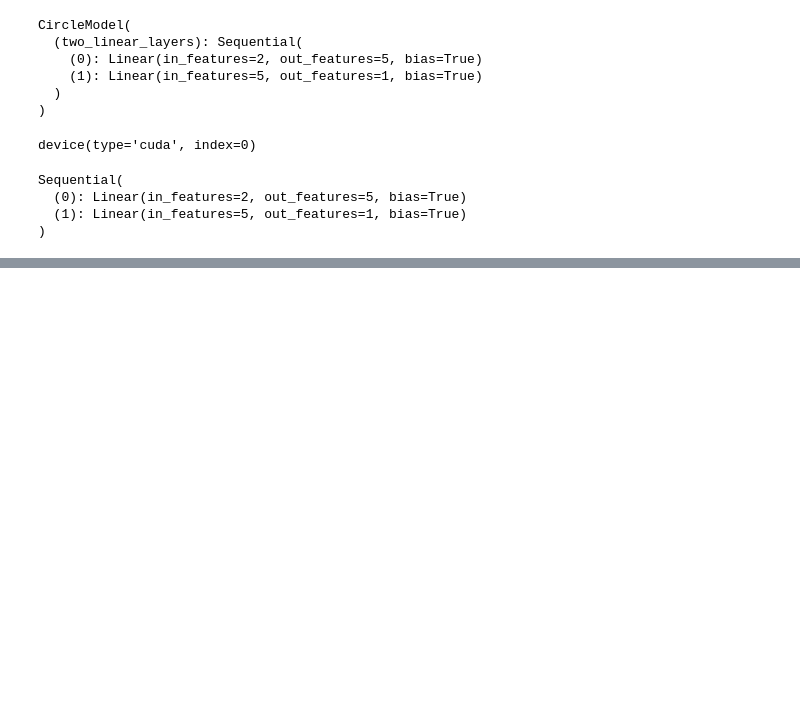
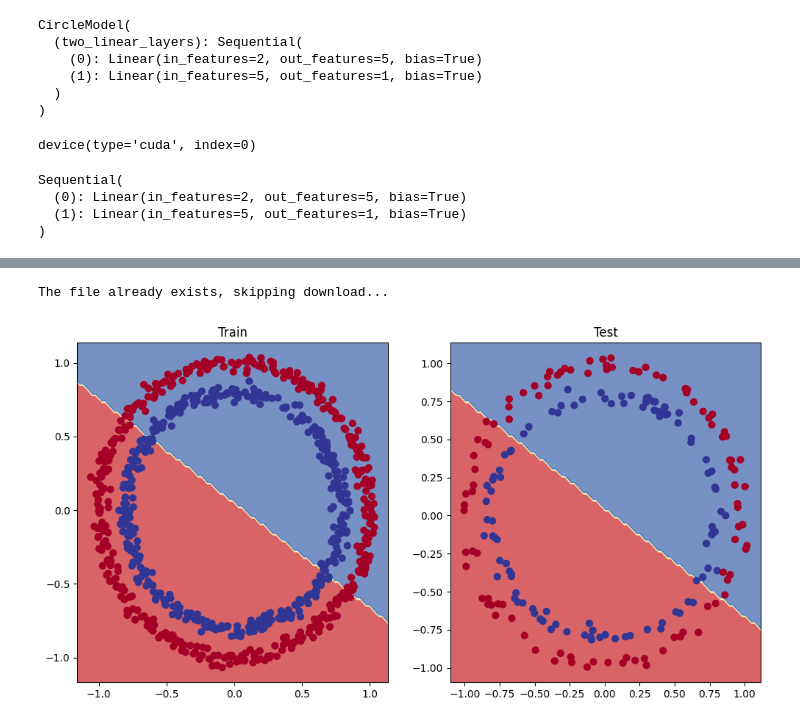
Before and after one commit to srikrish2812/pytorch_practice, a Jupyter notebook: torch_2_classification.ipynb, the cells around one changed output, grey strips where cells are left out. Saved outputs shown, nothing was run; the diff lists cells and outputs as text; code cells hidden in the pictures; blank space fills up the shorter version.

```diff
--- a/torch_2_classification.ipynb
+++ b/torch_2_classification.ipynb
@@ -198,0 +200,9 @@ tensor([1., 0., 1., 0., 1., 1., 0., 0., 1., 0.])
+# %%
+loss_fn = nn.BCEWithLogitsLoss() # combines both sigmoid and nn.BCELoss()
+optimizer = torch.optim.SGD(params=model_0.parameters(),
+                            lr=0.1)
+# %%
+def accuracy_fn(y_true, y_pred):
+    correct = torch.eq(y_true, y_pred).sum().item()
+    acc = (correct/len(y_pred))*100
+    return acc
@@ -198,0 +223,5 @@ tensor([1., 0., 1., 0., 1., 1., 0., 0., 1., 0.])
+# %%
+model_0.eval()
+with torch.inference_mode():
+    y_logits = model_0(X_test.to(device))[:5]
+print(y_logits)
@@ -198,0 +339,25 @@ tensor([1., 0., 1., 0., 1., 1., 0., 0., 1., 0.])
+# %%
+import requests
+from pathlib import Path
+
+if Path("helper_functions.py").is_file():
+    print("The file already exists, skipping download...")
+else:
+    print("Downloading helper_functions.py")
+    request = requests.get("https://raw.githubusercontent.com/mrdbourke/pytorch-deep-learning/refs/heads/main/helper_functions.py")
+    with open("helper_functions.py","wb") as f:
+        f.write(request.content)
+
+from helper_functions import plot_decision_boundary, plot_predictions
+# %% [output]
+The file already exists, skipping download...
+# %%
+plt.figure(figsize=(12,6))
+plt.subplot(1,2,1)
+plt.title("Train")
+plot_decision_boundary(model_0, X_train, y_train)
+plt.subplot(1,2,2)
+plt.title("Test")
+plot_decision_boundary(model_0, X_test, y_test)
+# %% [output]
+[figure, added]
```
Also changed, not shown: parts of 12 cells of this notebook.
